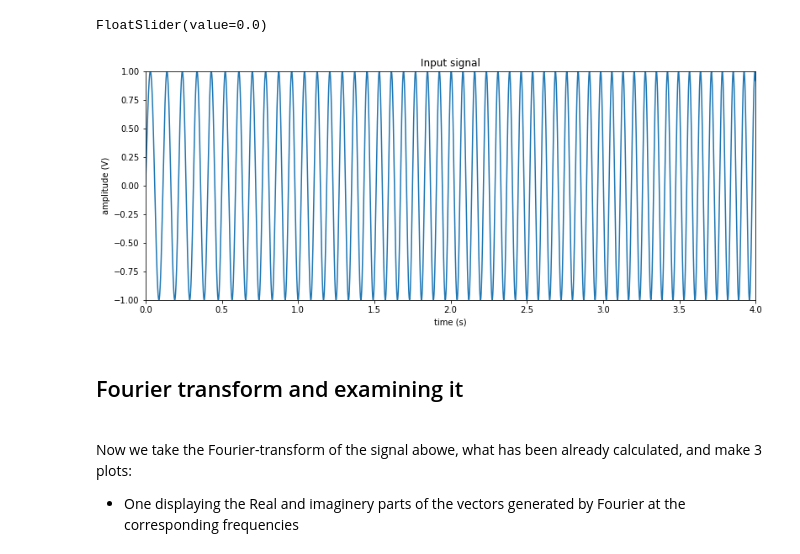
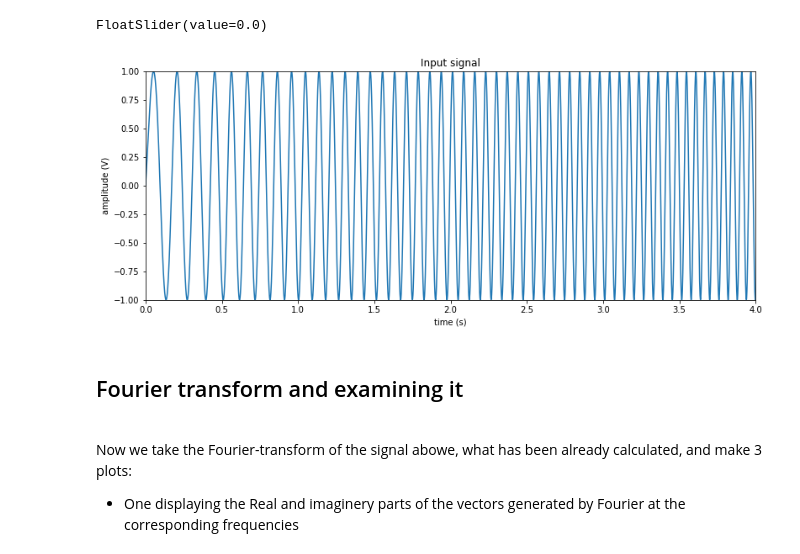
Before and after one commit to martonvavrik/fusion_research, a Jupyter notebook: waves.ipynb, the cells around one changed output. Drawn from its saved outputs; the diff is of its cells as text; code cells hidden in the pictures.

```diff
--- a/waves.ipynb
+++ b/waves.ipynb
@@ -15,7 +15,7 @@ from IPython.display import display
 <br> randamp - amplitude of noise (random noise)
 <br> <br> First, we create our signal and noise. In deafult: a sine wave, and a white noise.
 # %%
-f=5
+f=3
 #t=4
 samples=4000
 s_rate=1000
@@ -24,7 +24,7 @@ randamp=0
 frangemax=int(35*t)
 
 x = np.linspace(0.0, t, samples)
-s_det = np.sin(f*2*np.pi*x*(1+(x*2)**0.2))
+s_det = np.sin(f*2*np.pi*x*(1+(x*5)**0.4))
 s_noise = (np.random.rand(samples)-0.5)*randamp
 s=(s_det+s_noise)/(0.5*randamp+1)
 
@@ -44,18 +44,18 @@ FloatSlider(value=0.0)
 # %%
 plt.figure(figsize=(13,5))
 plt.title('Input signal')
 plt.plot(x,s)
 yaxismax=1/2**(view.value/12)
-plt.axis([0,t,-1,1])
+plt.axis([0,t/(1.05**view.value),-1,1])
 plt.ylabel('amplitude (V)')
 plt.xlabel('time (s)')
 plt.show()
 
 yf = scipy.fftpack.fft(s)
 xf = np.linspace(0.0, frangemax/t, frangemax+1)
 nyquist=samples/2/t
 # %% [output]
-[figure, old version]
+[figure, new version]
 # %% [markdown]
 ## Fourier transform and examining it
 <br>Now we take the Fourier-transform of the signal abowe, what has been already calculated, and make 3 plots:
```
Also changed, not shown: parts of 10 cells of this notebook.
